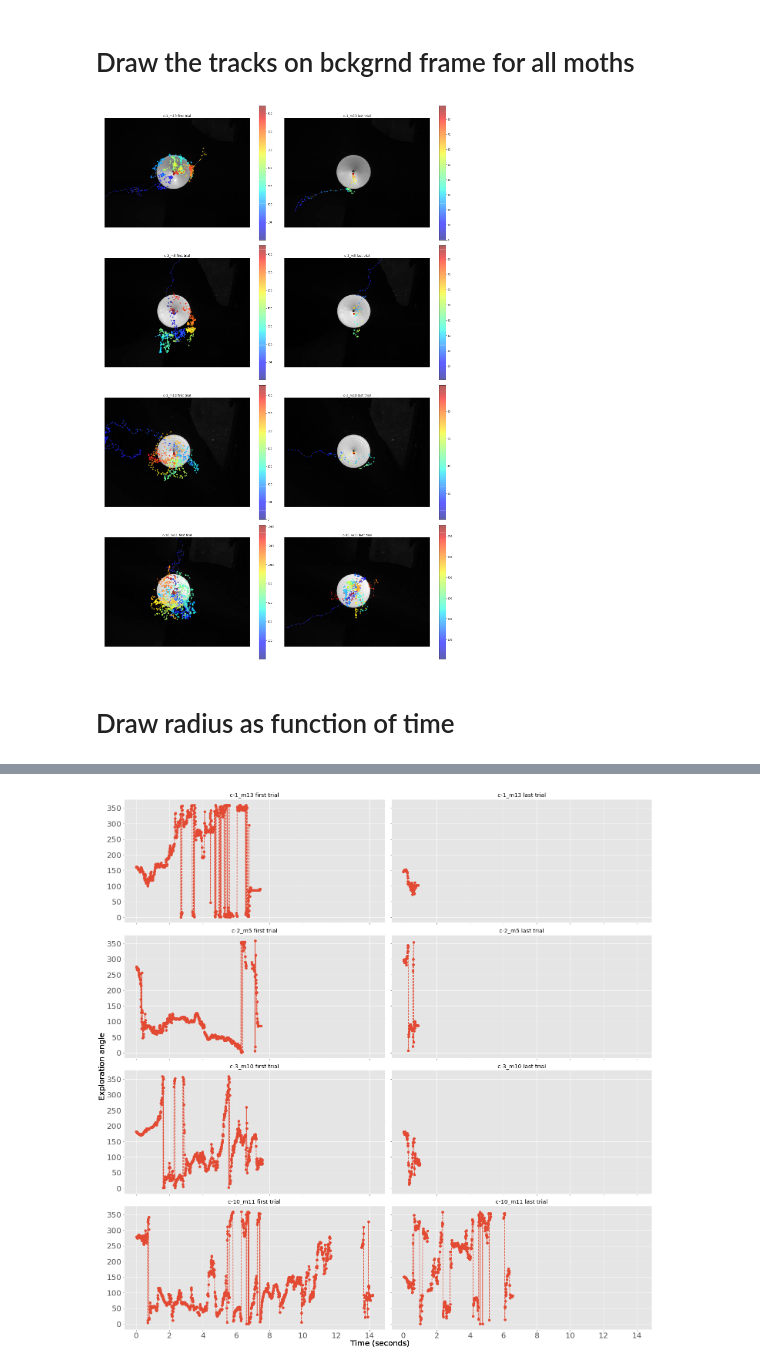
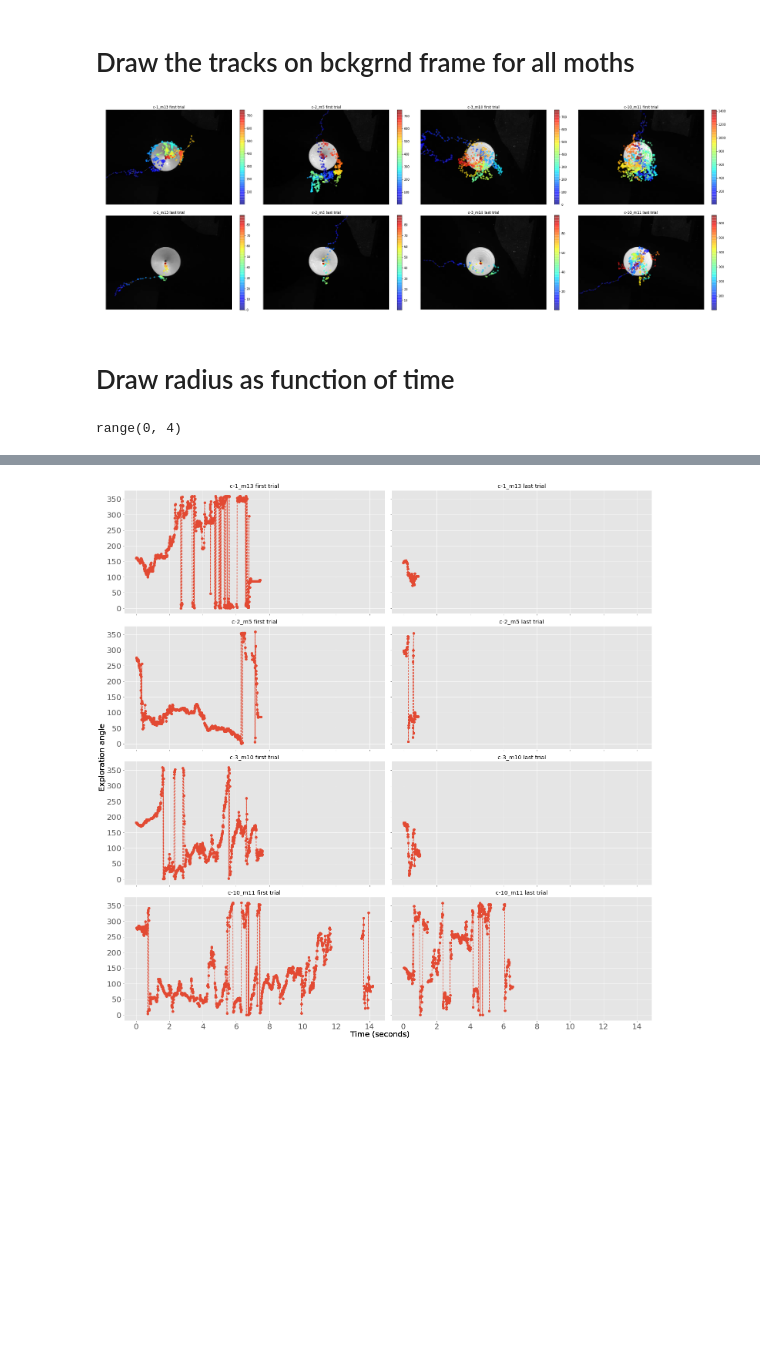
Before and after one commit to TanviDeora/ProboscisTracking, a Jupyter notebook: LoopThroughShapesAndPlotTogether.ipynb, the cells around one changed output, grey strips where cells are left out. Drawn from its saved outputs; the diff is of its cells as text; code cells hidden in the pictures; blank space fills up the shorter version.

Commit message:
plotting it all together

```diff
--- a/LoopThroughShapesAndPlotTogether.ipynb
+++ b/LoopThroughShapesAndPlotTogether.ipynb
@@ -10,8 +10,8 @@ import numpy as np
 # %% [markdown]
 # Make uber pandas DF to store all x y tracks
 # %%
-path = "G:\My Drive\Moth Annotations\Tip Manual Digitization"
-trackframe_filename = 'ManualTipTRacking_DigitizingChart.xlsx'
+path = "G:\My Drive\Tom-Tanvi\Shared With Bing,Tom and Tanvi\Moth Annotations\Tip Manual Digitization"
+trackframe_filename = 'ManualTipTracking_DigitizingChart.xlsx'
 frameInfo = pd.read_excel(path + "\\" + trackframe_filename)
 frameInfo.head()
 # %% [output]
@@ -201,54 +201,60 @@ uber_df.to_csv('./dataFolders/compiledTrackData.csv')
 # %% [markdown]
 # Draw the tracks on bckgrnd frame for all moths
 # %%
-fig, ax = plt.subplots(4,2, figsize = (20,30))
+fig, ax = plt.subplots(2,4, figsize = (30,10))
 
-for i,name in zip(range(len(ax)), frameInfo.Name.unique()):
+uber_df = pd.read_csv('./dataFolders/compiledTrackData.csv')
+
+for i,name in zip(range(np.size(ax,1)), frameInfo.Name.unique()):
 
     pathForImage = glob.glob('./dataFolders/background_images/'+ name + '*.png')
     img = cv2.imread(pathForImage[0],0)
     height, width = img.shape
 
     # get the x and y tracks
     x_first = uber_df[(uber_df.name == name) & (uber_df.trial == '0')].xpts.values
     y_first = uber_df[(uber_df.name == name) & (uber_df.trial == '0')].ypts.values
 
     x_last = uber_df[(uber_df.name == name) & (uber_df.trial == 'last')].xpts.values
     y_last = uber_df[(uber_df.name == name) & (uber_df.trial == 'last')].ypts.values
 
-    ax[i,0].imshow(img, 'gray')
-    ax[i,1].imshow(img, 'gray')
+    ax[0, i].imshow(img, 'gray')
+    ax[1, i].imshow(img, 'gray')
 
     t0 = np.arange(len(x_first))
-    f0 = ax[i,0].scatter(x_first, y_first,
+    f0 = ax[0, i].scatter(x_first, y_first,
                 s= 20, alpha = 0.5,
                 c=t0, cmap = "jet")
-    fig.colorbar(f0, ax= ax[i,0])
-    ax[i,0].plot(x_first, y_first, '-.', c = "whitesmoke", alpha = 0.2)
+    fig.colorbar(f0, ax= ax[0, i])
+    ax[0, i].plot(x_first, y_first, '-.', c = "whitesmoke", alpha = 0.2)
 
-    ax[i,0].set_xlim(0,width)
-    ax[i,0].set_ylim(height, 0)
-    ax[i,0].set_axis_off()
-    ax[i,0].set_title(name + ' first trial')
+    ax[0, i].set_xlim(0,width)
+    ax[0, i].set_ylim(height, 0)
+    ax[0, i].set_axis_off()
+    ax[0, i].set_title(name + ' first trial')
 
     tlast = np.arange(len(x_last))
-    flast = ax[i,1].scatter(x_last, y_last,
+    flast = ax[1, i].scatter(x_last, y_last,
                 s= 20, alpha = 0.5,
                 c=tlast, cmap = "jet")
-    fig.colorbar(flast, ax= ax[i,1])
-    ax[i,1].plot(x_last, y_last, '-.', c = "whitesmoke", alpha = 0.2)
+    fig.colorbar(flast, ax= ax[1, i])
+    ax[1, i].plot(x_last, y_last, '-.', c = "whitesmoke", alpha = 0.2)
 
-    ax[i,1].set_xlim(0,width)
-    ax[i,1].set_ylim(height, 0)
-    ax[i,1].set_axis_off()
-    ax[i,1].set_title(name + ' last trial')
+    ax[1, i].set_xlim(0,width)
+    ax[1, i].set_ylim(height, 0)
+    ax[1, i].set_axis_off()
+    ax[1, i].set_title(name + ' last trial')
 
     plt.tight_layout()
-    plt.savefig('./dataFolders/Figures/TracksVisualization.png')
+    plt.savefig('./dataFolders/Figures/TracksVisualization.svg')
 # %% [output]
-[figure, old version]
+[figure, new version]
 # %% [markdown]
 # Draw radius as function of time
+# %%
+range(np.size(ax, 1))
+# %% [output]
+range(0, 4)
 # %%
 import cmocean
 plt.style.use('ggplot')
```
Also changed, not shown: parts of 3 cells of this notebook.
